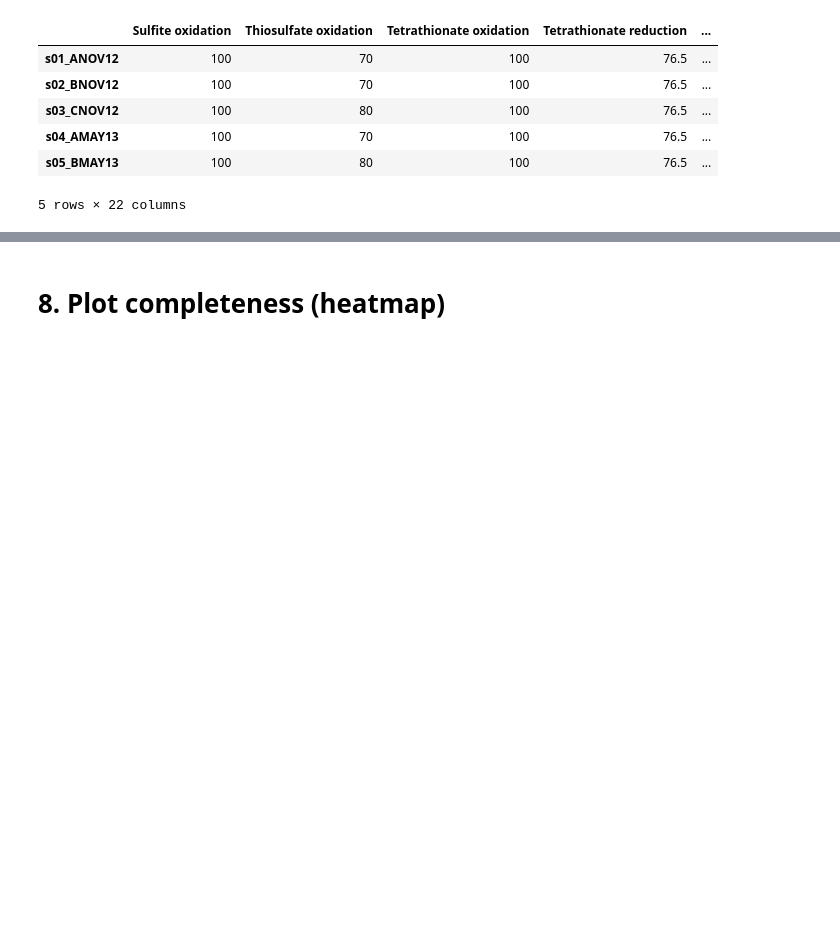
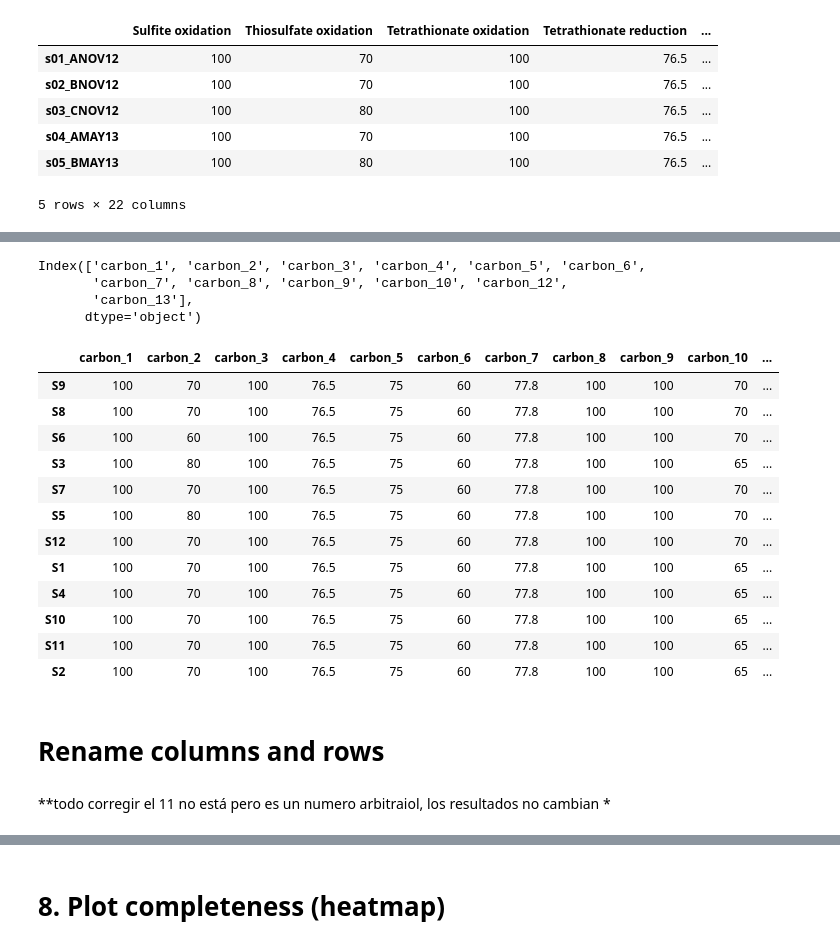
Before and after one commit to valdeanda/Time_series_mats, a Jupyter notebook: scripts/Pfams_completeness.ipynb, the cells around one changed output, grey strips where cells are left out. Drawn from its saved outputs; the diff is of its cells as text; code cells hidden in the pictures; blank space fills up the shorter version.

```diff
--- a/scripts/Pfams_completeness.ipynb
+++ b/scripts/Pfams_completeness.ipynb
@@ -232,0 +246,30 @@ comp.head()
+# %%
+methane_comp.columns
+# %% [output]
+Index(['carbon_1', 'carbon_2', 'carbon_3', 'carbon_4', 'carbon_5', 'carbon_6',
+       'carbon_7', 'carbon_8', 'carbon_9', 'carbon_10', 'carbon_12',
+       'carbon_13'],
+      dtype='object')
+# %%
+methane_comp=methane_comp[['carbon_1', 'carbon_2', 'carbon_3', 'carbon_4', 'carbon_5', 'carbon_6',
+       'carbon_7', 'carbon_8', 'carbon_9', 'carbon_10', 'carbon_12',
+       'carbon_13']]
+methane_comp
+# %% [output]
+|  | carbon_1 | carbon_2 | carbon_3 | carbon_4 | carbon_5 | carbon_6 | carbon_7 | carbon_8 | carbon_9 | carbon_10 | ... |
+| S9 | 100 | 70 | 100 | 76.5 | 75 | 60 | 77.8 | 100 | 100 | 70 | ... |
+| S8 | 100 | 70 | 100 | 76.5 | 75 | 60 | 77.8 | 100 | 100 | 70 | ... |
+| S6 | 100 | 60 | 100 | 76.5 | 75 | 60 | 77.8 | 100 | 100 | 70 | ... |
+| S3 | 100 | 80 | 100 | 76.5 | 75 | 60 | 77.8 | 100 | 100 | 65 | ... |
+| S7 | 100 | 70 | 100 | 76.5 | 75 | 60 | 77.8 | 100 | 100 | 70 | ... |
+| S5 | 100 | 80 | 100 | 76.5 | 75 | 60 | 77.8 | 100 | 100 | 70 | ... |
+| S12 | 100 | 70 | 100 | 76.5 | 75 | 60 | 77.8 | 100 | 100 | 70 | ... |
+| S1 | 100 | 70 | 100 | 76.5 | 75 | 60 | 77.8 | 100 | 100 | 65 | ... |
+| S4 | 100 | 70 | 100 | 76.5 | 75 | 60 | 77.8 | 100 | 100 | 65 | ... |
+| S10 | 100 | 70 | 100 | 76.5 | 75 | 60 | 77.8 | 100 | 100 | 65 | ... |
+| S11 | 100 | 70 | 100 | 76.5 | 75 | 60 | 77.8 | 100 | 100 | 65 | ... |
+| S2 | 100 | 70 | 100 | 76.5 | 75 | 60 | 77.8 | 100 | 100 | 65 | ... |
+# %% [markdown]
+# Rename columns and rows
+# %% [markdown]
+**todo corregir el 11 no está pero es un numero arbitraiol, los resultados no cambian *
```
Also changed, not shown: parts of 10 cells of this notebook.
